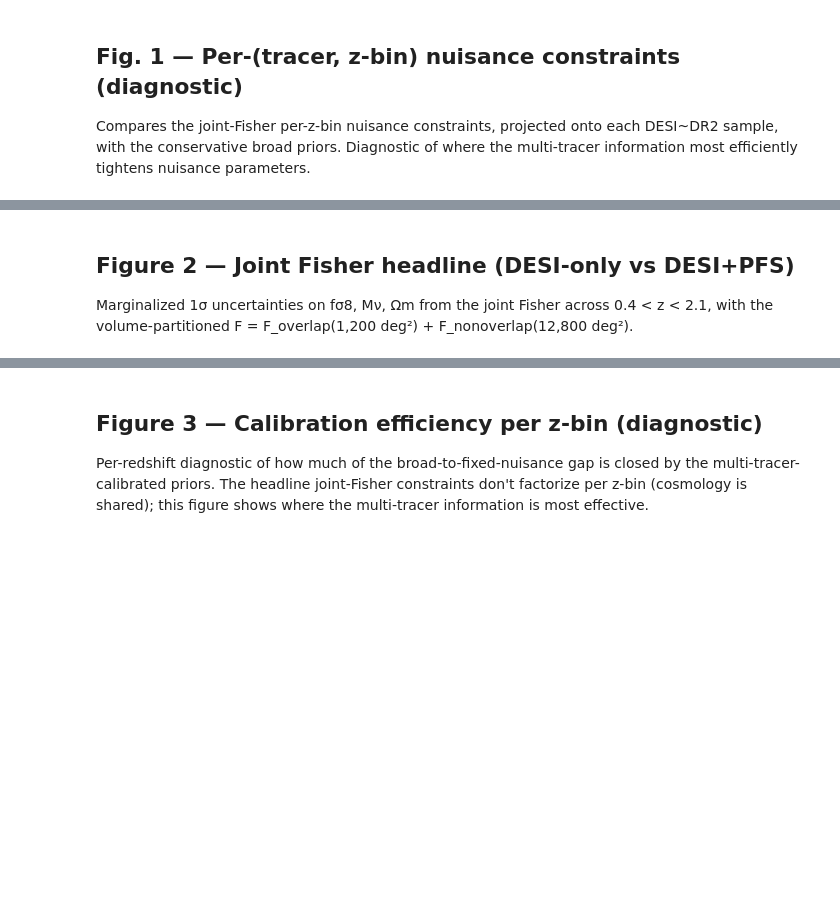
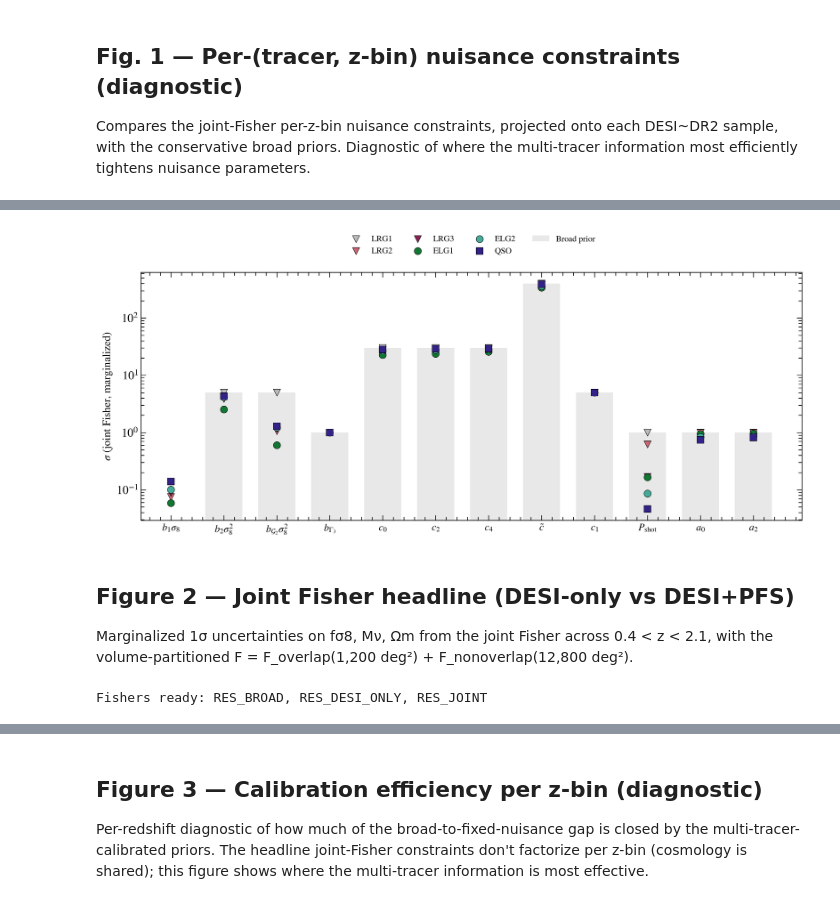
Before and after one commit to MinhMPA/PFSxDESI-multi-fish, a Jupyter notebook: notebooks/figures.ipynb, the cells around one changed output, grey strips where cells are left out. Cells and saved outputs as stored; diff of their text form; code cells hidden in the pictures; blank space fills up the shorter version.

```diff
--- a/notebooks/figures.ipynb
+++ b/notebooks/figures.ipynb
@@ -218,3 +195,41 @@ plt.show()
+# %%
+# Fig. 1 (plot) — bar (broad) + markers (per-sample σ from joint Fisher).
+params_to_show = list(NUISANCE_NAMES)
+plabels = {
+    'b1_sigma8': r'$b_1\sigma_8$',
+    'b2_sigma8sq': r'$b_2\sigma_8^2$',
+    'bG2_sigma8sq': r'$b_{\mathcal{G}_2}\sigma_8^2$',
+    'bGamma3': r'$b_{\Gamma_3}$',
+    'c0': r'$c_0$', 'c2': r'$c_2$', 'c4': r'$c_4$',
+    'c_tilde': r'$\tilde{c}$', 'c1': r'$c_1$',
+    'Pshot': r'$P_{\rm shot}$', 'a0': r'$a_0$', 'a2': r'$a_2$',
+}
+x = np.arange(len(params_to_show))
+sample_colors = {
+    'LRG1': '#BBBBBB', 'LRG2': '#CC6677', 'LRG3': '#882255',
+    'ELG1': '#117733', 'ELG2': '#44AA99', 'QSO': '#332288',
+}
+sample_markers = {'LRG1': 'v', 'LRG2': 'v', 'LRG3': 'v',
+                  'ELG1': 'o', 'ELG2': 'o', 'QSO': 's'}
+
+fig, ax = plt.subplots(figsize=(12, 5.5))
+broad_vals = [FIG1_BP[n] if FIG1_BP[n] is not None else np.nan for n in params_to_show]
+ax.bar(x, broad_vals, width=0.7, color='lightgray', alpha=0.5, label='Broad prior')
+for sample_name, avg in FIG1_SAMPLE_CAL.items():
+    yvals = [avg.get(n, np.nan) for n in params_to_show]
+    ax.scatter(x, yvals, marker=sample_markers[sample_name],
+               s=70, color=sample_colors[sample_name],
+               edgecolor='k', linewidth=0.5, label=sample_name, zorder=3)
+ax.set_xticks(x)
+ax.set_xticklabels([plabels[p] for p in params_to_show], rotation=0, fontsize=12)
+ax.set_ylabel(r'$\sigma$ (joint Fisher, marginalized)', fontsize=13)
+ax.set_yscale('log')
+ax.legend(frameon=False, fontsize=10, ncol=4, loc='upper center', bbox_to_anchor=(0.5, 1.18))
+fig.tight_layout()
+fig.savefig('paper/figs/calibrated_vs_broad.png', dpi=200, bbox_inches='tight')
+plt.show()
+# %% [output]
+[figure, added]
 # %% [markdown]
 ## Figure 2 — Joint Fisher headline (DESI-only vs DESI+PFS)
 
@@ -285,0 +239,37 @@ for cp, label in zip(COSMO_NAMES, param_titles):
+# %%
+# Fig. 2 (compute) — run the three joint-Fisher scenarios.
+import jax
+jax.config.update('jax_enable_x64', True)
+from pfsfog.config import ForecastConfig
+from pfsfog.cosmo import FiducialCosmology
+from pfsfog.fisher_joint import run_joint_fisher, run_broad_baseline
+from pfsfog.surveys import SurveyGroup, desi_elg, desi_lrg, desi_qso, pfs_elg
+from pfsfog.eft_params import COSMO_NAMES, HOD_BENCHMARK, FIELD_LEVEL_BENCHMARK
+from scripts.run_joint_fisher import ZBINS
+from ps_1loop_jax import PowerSpectrum1Loop
+
+cfg_j = ForecastConfig.from_yaml('configs/default.yaml')
+cosmo_j = FiducialCosmology(backend=cfg_j.cosmo_backend)
+ps_j = PowerSpectrum1Loop(do_irres=False)
+sg_j = SurveyGroup(
+    pfs=pfs_elg(),
+    desi_tracers={'DESI-ELG': desi_elg(), 'DESI-LRG': desi_lrg(), 'DESI-QSO': desi_qso()},
+    overlap_area_deg2=cfg_j.overlap_area_deg2,
+    desi_full_area_deg2=cfg_j.desi_area_deg2,
+    pfs_zmax=1.6,
+)
+# `parallel=True` opts into multi-process per-z-bin Fisher (≈1.9× speedup
+# with warm JAX cache; cache lives in .cache/jax). Set parallel=False to
+# run sequentially (numerically identical, just slower).
+PARALLEL = True
+N_WORKERS = None  # auto: min(n_zbins, cpu_count, 8)
+
+RES_BROAD = run_broad_baseline(cfg_j, cosmo_j, ps_j, sg_j, zbins=ZBINS,
+    parallel=PARALLEL, n_workers=N_WORKERS)
+RES_DESI_ONLY = run_joint_fisher(cfg_j, cosmo_j, ps_j, sg_j, include_pfs=False, zbins=ZBINS,
+    parallel=PARALLEL, n_workers=N_WORKERS)
+RES_JOINT = run_joint_fisher(cfg_j, cosmo_j, ps_j, sg_j, include_pfs=True, zbins=ZBINS,
+    parallel=PARALLEL, n_workers=N_WORKERS)
+print('Fishers ready: RES_BROAD, RES_DESI_ONLY, RES_JOINT')
+# %% [output]
+Fishers ready: RES_BROAD, RES_DESI_ONLY, RES_JOINT
```
Also changed, not shown: parts of 20 cells of this notebook, 7 other files.
